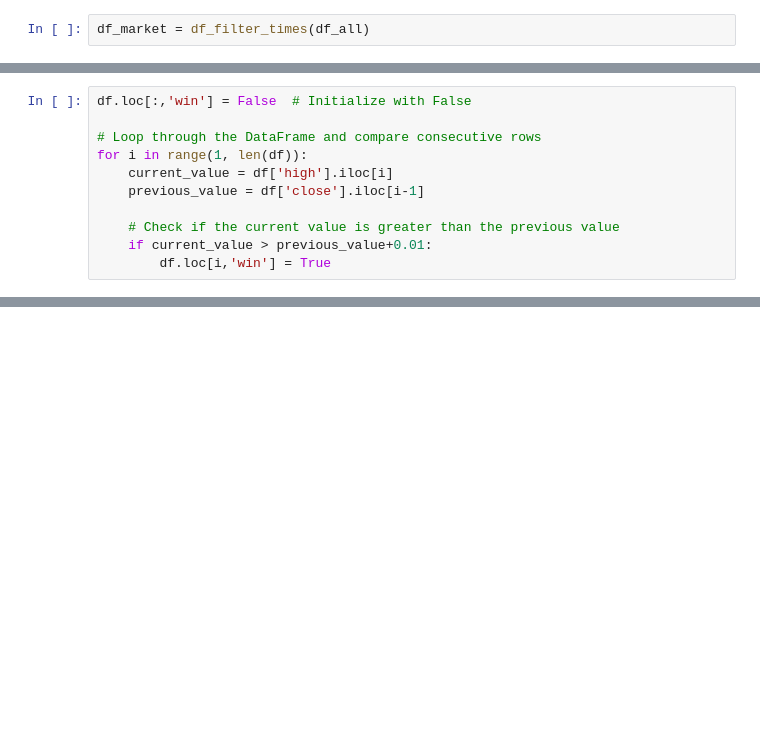
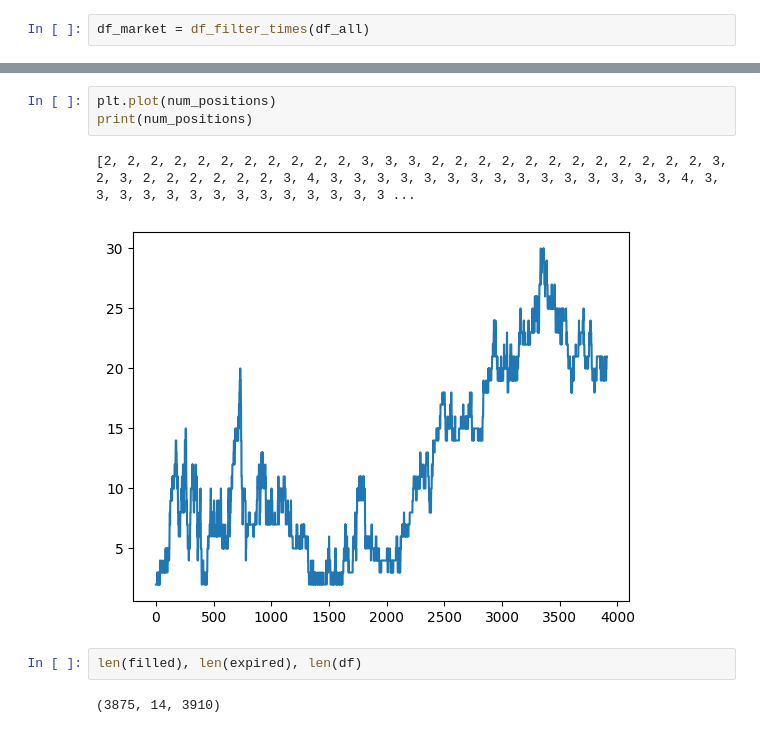
Before and after one commit to mhtang2/StockML, a Jupyter notebook: Scalp.ipynb, the cells around one changed output, grey strips where cells are left out. Cells and saved outputs as stored; diff of their text form; blank space fills up the shorter version.

```diff
--- a/Scalp.ipynb
+++ b/Scalp.ipynb
@@ -14,11 +17,0 @@ df = df_market.groupby('name').get_group('AAPL').reset_index()
-# %%
-df.loc[:,'win'] = False  # Initialize with False
-
-# Loop through the DataFrame and compare consecutive rows
-for i in range(1, len(df)):
-    current_value = df['high'].iloc[i]
-    previous_value = df['close'].iloc[i-1]
-
-    # Check if the current value is greater than the previous value
-    if current_value > previous_value+0.01:
-        df.loc[i,'win'] = True
@@ -30,0 +67,10 @@ res = df[~df['win']]
+# %%
+plt.plot(num_positions)
+print(num_positions)
+# %% [output]
+[2, 2, 2, 2, 2, 2, 2, 2, 2, 2, 2, 3, 3, 3, 2, 2, 2, 2, 2, 2, 2, 2, 2, 2, 2, 2, 3, 2, 3, 2, 2, 2, 2, 2, 2, 3, 4, 3, 3, 3, 3, 3, 3, 3, 3, 3, 3, 3, 3, 3, 3, 3, 4, 3, 3, 3, 3, 3, 3, 3, 3, 3, 3, 3, 3, 3, 3 ...
+[figure, added]
+# %%
+len(filled), len(expired), len(df)
+# %% [output]
+(3875, 14, 3910)
```
Also changed, not shown: parts of 9 cells of this notebook, 3 other files.
